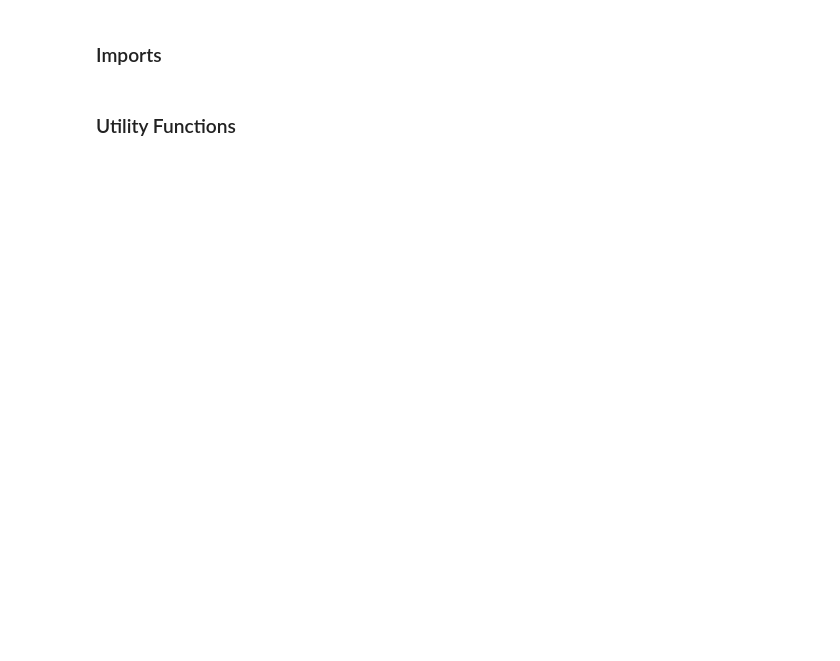
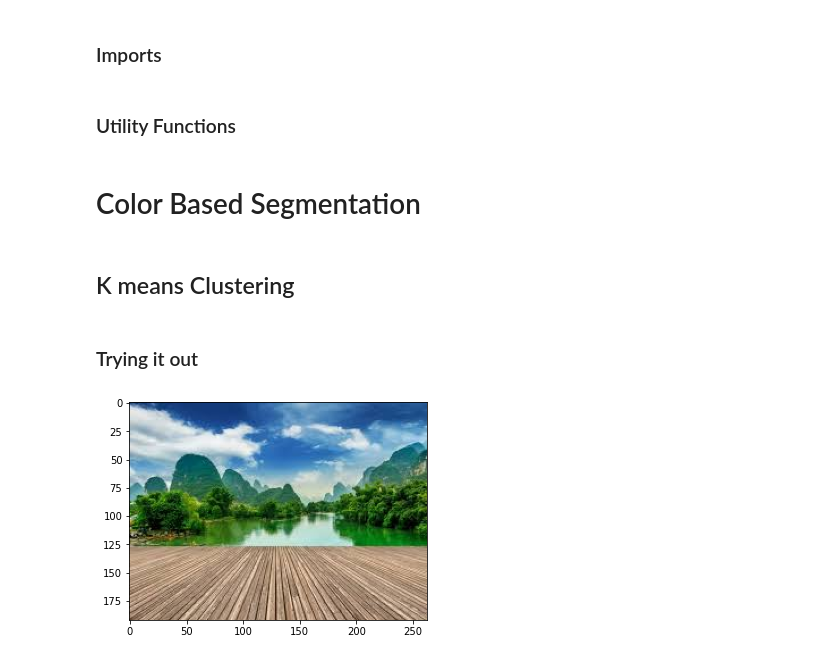
Before and after one commit to nitin12384/fyp_playground, a Jupyter notebook: Learning/Image_Processing/segmentation_1.ipynb, the cells around one changed output. Drawn from its saved outputs; the diff is of its cells as text; code cells hidden in the pictures; blank space fills up the shorter version.

Commit message:
done clustering basic, add requirement

```diff
--- a/Learning/Image_Processing/segmentation_1.ipynb
+++ b/Learning/Image_Processing/segmentation_1.ipynb
@@ -17,16 +21,29 @@ def imshow2(img, title="Image") :
     if input == ord('x') :
         cv2.destroyAllWindows()
 
+# does not revert colors
+def plt_imshow1(img, title=""):
+
+    ax = plt.gca()
+    ax.axes.xaxis.set_visible(True)
+    ax.axes.yaxis.set_visible(True)
+    plt.imshow(img)
+    if title != "" :
+        plt.title(title)
+    ax = plt.gca()
+    ax.axes.xaxis.set_visible(True)
+    plt.show()
+
 def plt_imshow2(img, title=""):
 
     ax = plt.gca()
-    ax.axes.xaxis.set_visible(False)
-    ax.axes.yaxis.set_visible(False)
+    ax.axes.xaxis.set_visible(True)
+    ax.axes.yaxis.set_visible(True)
     plt.imshow(cv2.cvtColor(img, cv2.COLOR_BGR2RGB))
     if title != "" :
         plt.title(title)
     ax = plt.gca()
-    ax.axes.xaxis.set_visible(False)
+    ax.axes.xaxis.set_visible(True)
     plt.show()
 
 # display images , horizontally stacked
@@ -40,3 +57,15 @@ def display_stacked2(img_list, title_list) :
         title += ' ' + title_list[i]
 
     plt_imshow2(fin_img, title)
+# %% [markdown]
+# Color Based Segmentation
+# %% [markdown]
+## K means Clustering
+# %% [markdown]
+### Trying it out
+# %%
+img1 = plt.imread('landscape_1.jpeg')
+img1.shape
+plt_imshow1(img1)
+# %% [output]
+[figure, added]
```
Also changed, not shown: parts of 10 cells of this notebook, 2 other files.
